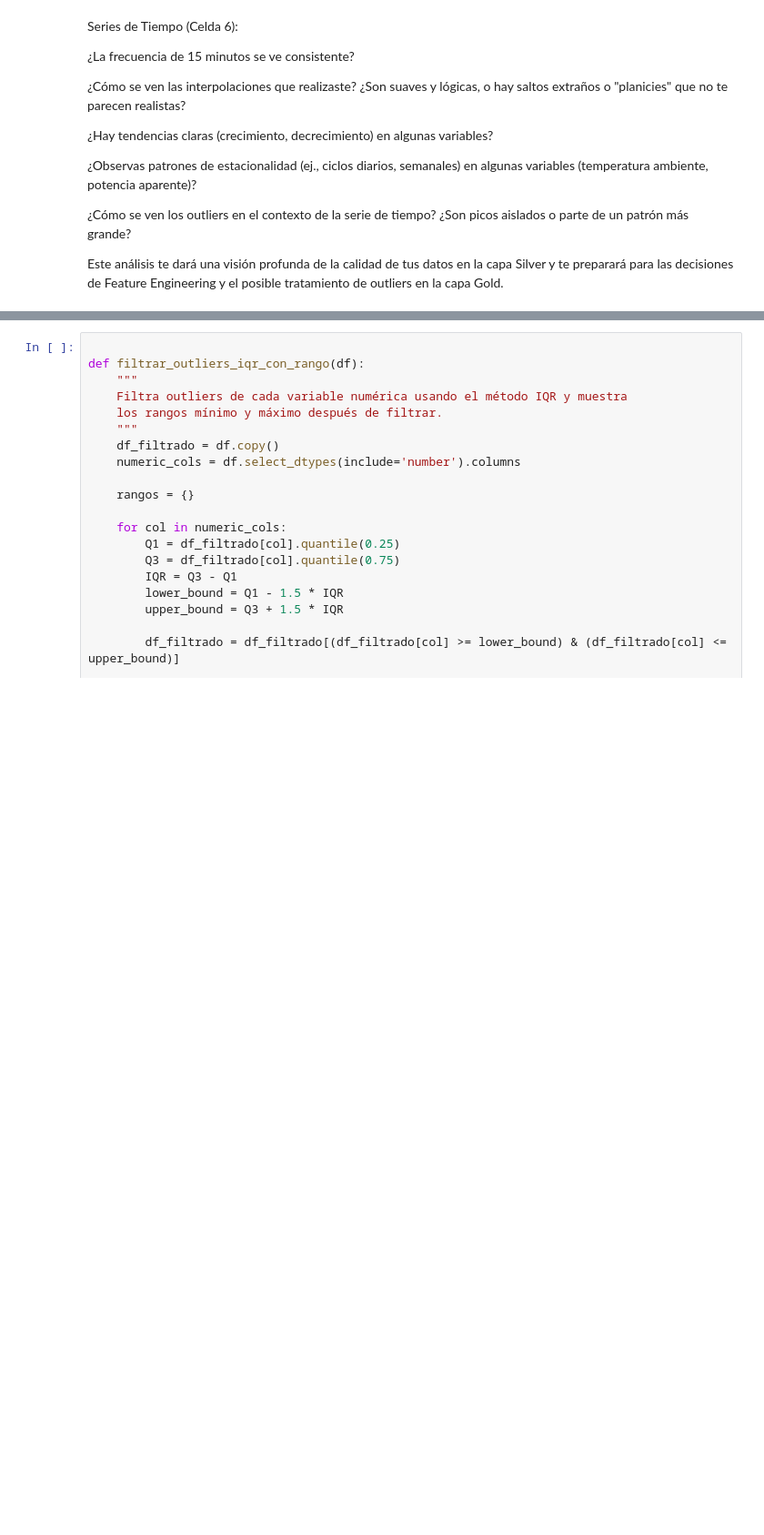
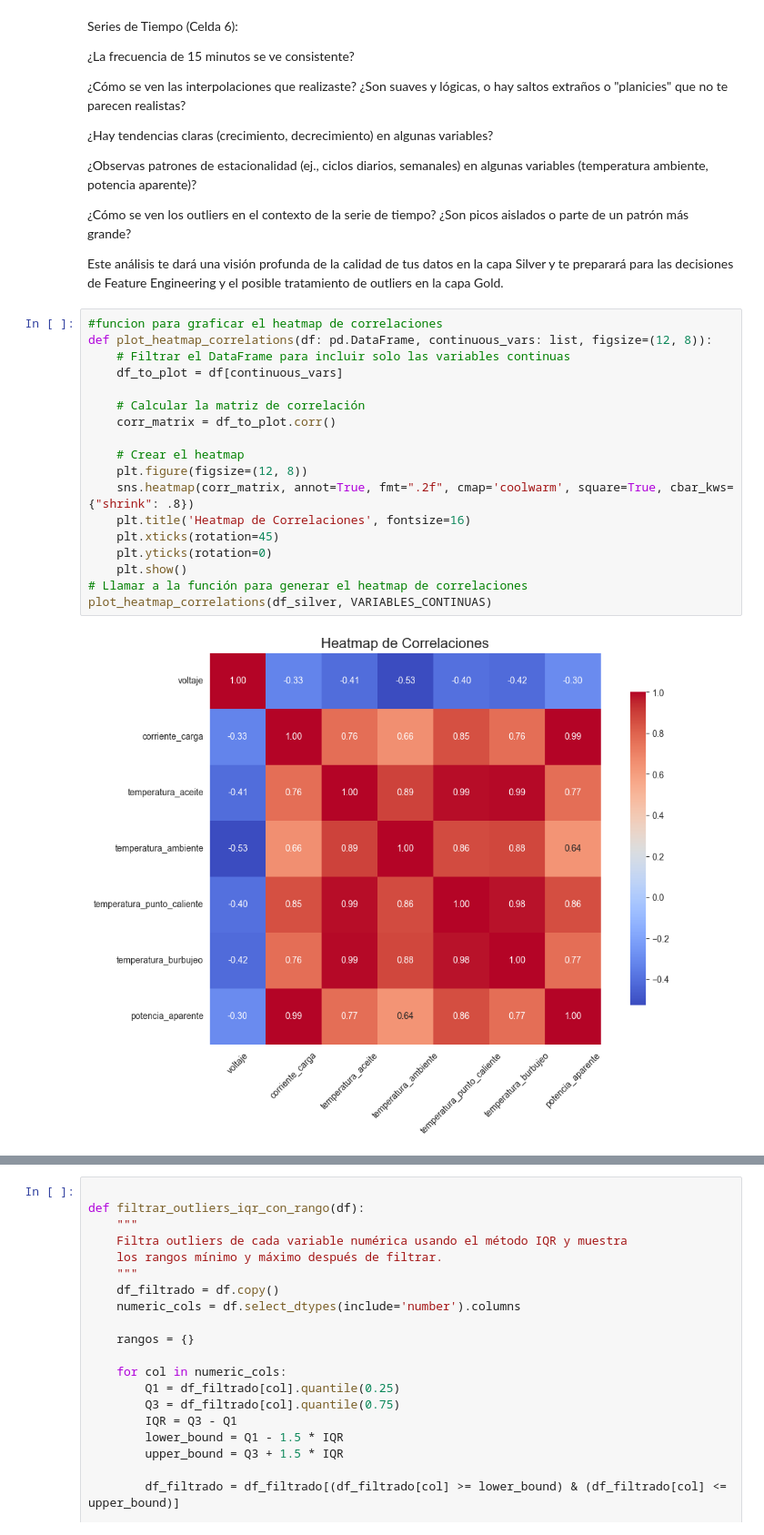
Before and after one commit to dannnmr/etl-predictivo, a Jupyter notebook: notebooks/analisis_exploratorio.ipynb, the cells around one changed output, grey strips where cells are left out. Shown at 91% size. Drawn from its saved outputs; the diff is of its cells as text; blank space fills up the shorter version.

```diff
--- a/notebooks/analisis_exploratorio.ipynb
+++ b/notebooks/analisis_exploratorio.ipynb
@@ -292,3 +293,23 @@ Series de Tiempo (Celda 6):
 ¿Cómo se ven los outliers en el contexto de la serie de tiempo? ¿Son picos aislados o parte de un patrón más grande?
 
 Este análisis te dará una visión profunda de la calidad de tus datos en la capa Silver y te preparará para las decisiones de Feature Engineering y el posible tratamiento de outliers en la capa Gold.
+# %%
+#funcion para graficar el heatmap de correlaciones
+def plot_heatmap_correlations(df: pd.DataFrame, continuous_vars: list, figsize=(12, 8)):
+    # Filtrar el DataFrame para incluir solo las variables continuas
+    df_to_plot = df[continuous_vars]
+
+    # Calcular la matriz de correlación
+    corr_matrix = df_to_plot.corr()
+
+    # Crear el heatmap
+    plt.figure(figsize=(12, 8))
+    sns.heatmap(corr_matrix, annot=True, fmt=".2f", cmap='coolwarm', square=True, cbar_kws={"shrink": .8})
+    plt.title('Heatmap de Correlaciones', fontsize=16)
+    plt.xticks(rotation=45)
+    plt.yticks(rotation=0)
+    plt.show()
+# Llamar a la función para generar el heatmap de correlaciones
+plot_heatmap_correlations(df_silver, VARIABLES_CONTINUAS)
+# %% [output]
+[figure, added]
```
Also changed, not shown: parts of 11 cells of this notebook, 2 other files.
